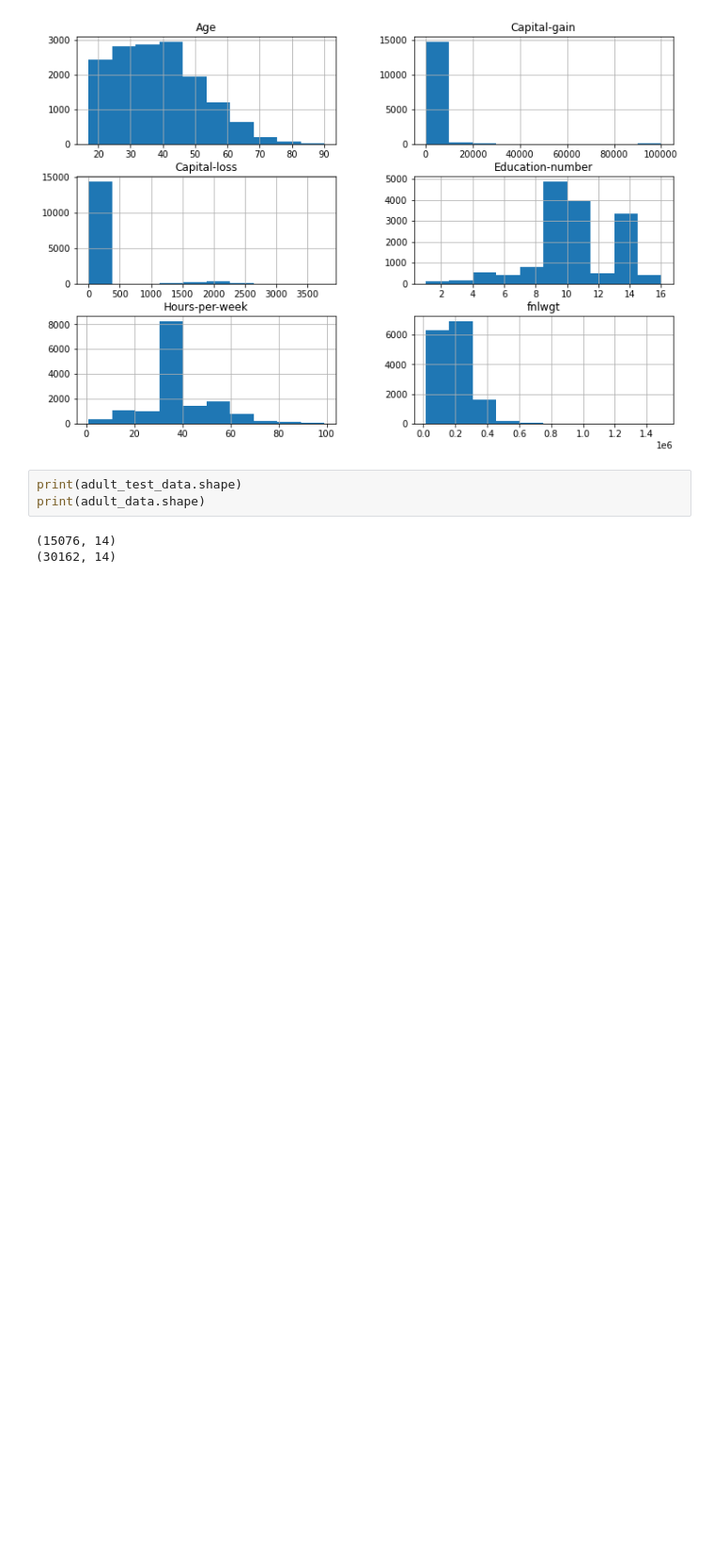
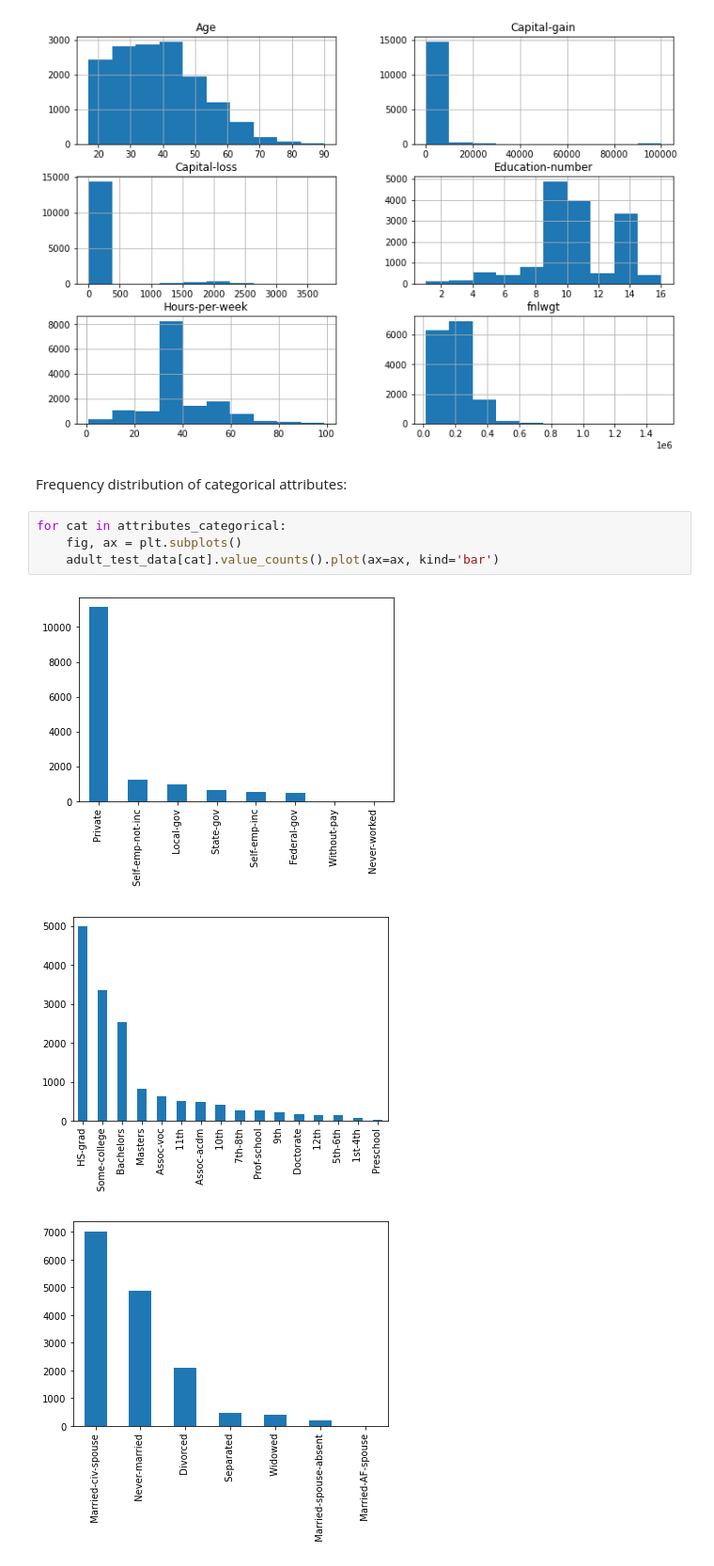
Before and after one commit to Codo155/BSc_Notbooks, a Jupyter notebook: adult_dataset.ipynb, the cells around one changed output. Shown at 94% size. Cells and saved outputs as stored; diff of their text form; blank space fills up the shorter version.

```diff
--- a/adult_dataset.ipynb
+++ b/adult_dataset.ipynb
@@ -217,9 +236,13 @@ min        0.000000        1.000000
 75%        0.000000       45.000000
 max     4356.000000       99.000000
 [figure]
-# %%
-print(adult_test_data.shape)
-print(adult_data.shape)
-# %% [output]
-(15076, 14)
-(30162, 14)
+# %% [markdown]
+Frequency distribution of categorical attributes:
+# %%
+for cat in attributes_categorical:
+    fig, ax = plt.subplots()
+    adult_test_data[cat].value_counts().plot(ax=ax, kind='bar')
+# %% [output]
+[figure, added]
+[figure, added]
+[figure, added]
```
Also changed, not shown: parts of 8 cells of this notebook, 2 other files.
